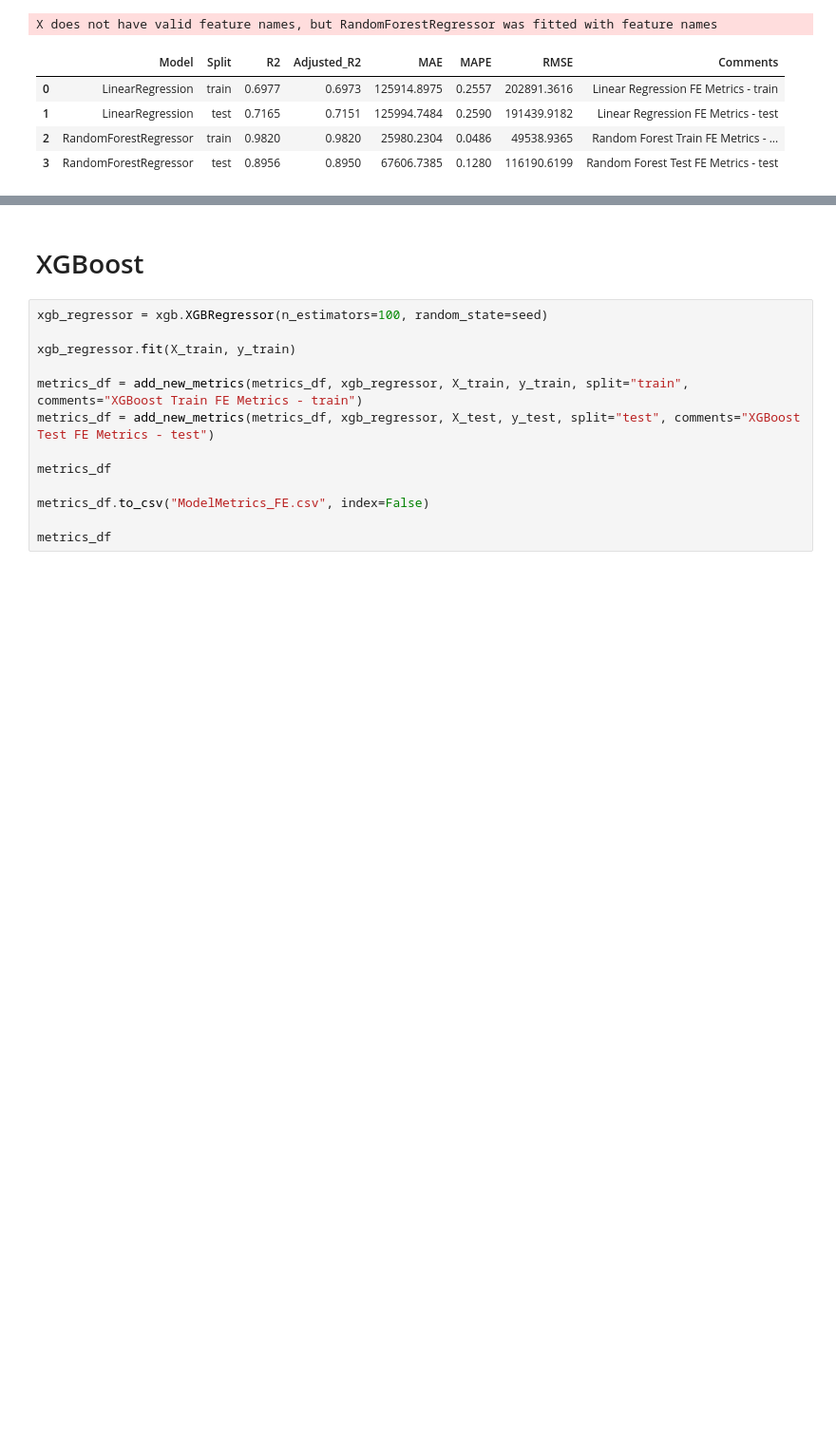
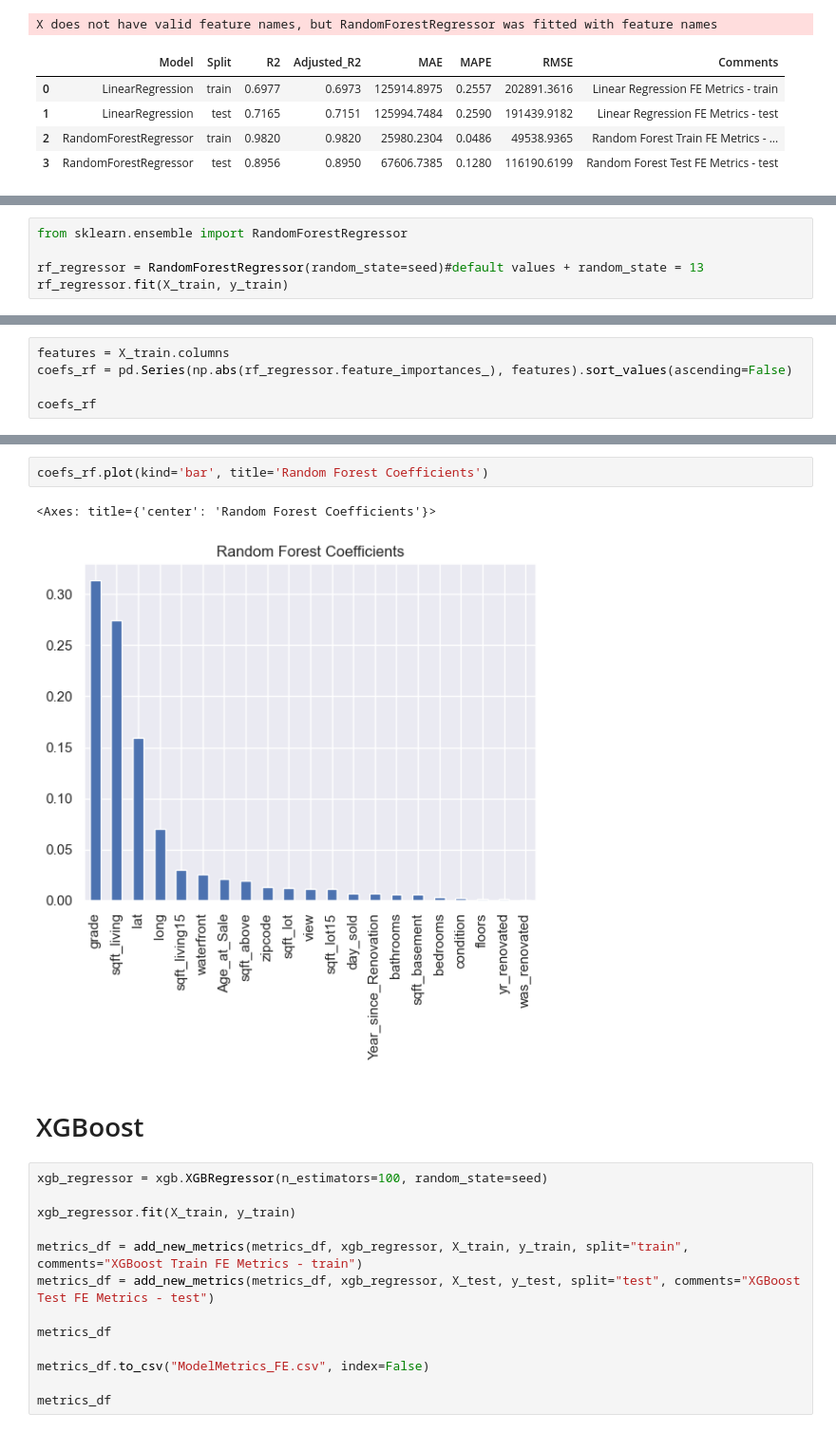
Before and after one commit to sheetansh/IronKaggle_DSML, a Jupyter notebook: Ironkaggle_FeatureEngineering.ipynb, the cells around one changed output, grey strips where cells are left out. Shown at 95% size. Cells and saved outputs as stored; diff of their text form; blank space fills up the shorter version.

```diff
--- a/Ironkaggle_FeatureEngineering.ipynb
+++ b/Ironkaggle_FeatureEngineering.ipynb
@@ -670,0 +670,5 @@ X does not have valid feature names, but RandomForestRegressor was fitted with f
+# %%
+from sklearn.ensemble import RandomForestRegressor
+
+rf_regressor = RandomForestRegressor(random_state=seed)#default values + random_state = 13
+rf_regressor.fit(X_train, y_train)
@@ -670,0 +696,5 @@ X does not have valid feature names, but RandomForestRegressor was fitted with f
+# %%
+features = X_train.columns
+coefs_rf = pd.Series(np.abs(rf_regressor.feature_importances_), features).sort_values(ascending=False)
+
+coefs_rf
@@ -671,3 +719,8 @@ X does not have valid feature names, but RandomForestRegressor was fitted with f
+# %%
+coefs_rf.plot(kind='bar', title='Random Forest Coefficients')
+# %% [output]
+<Axes: title={'center': 'Random Forest Coefficients'}>
+[figure, added]
 # %% [markdown]
 # XGBoost
 # %%
```
Also changed, not shown: parts of 11 cells of this notebook.
